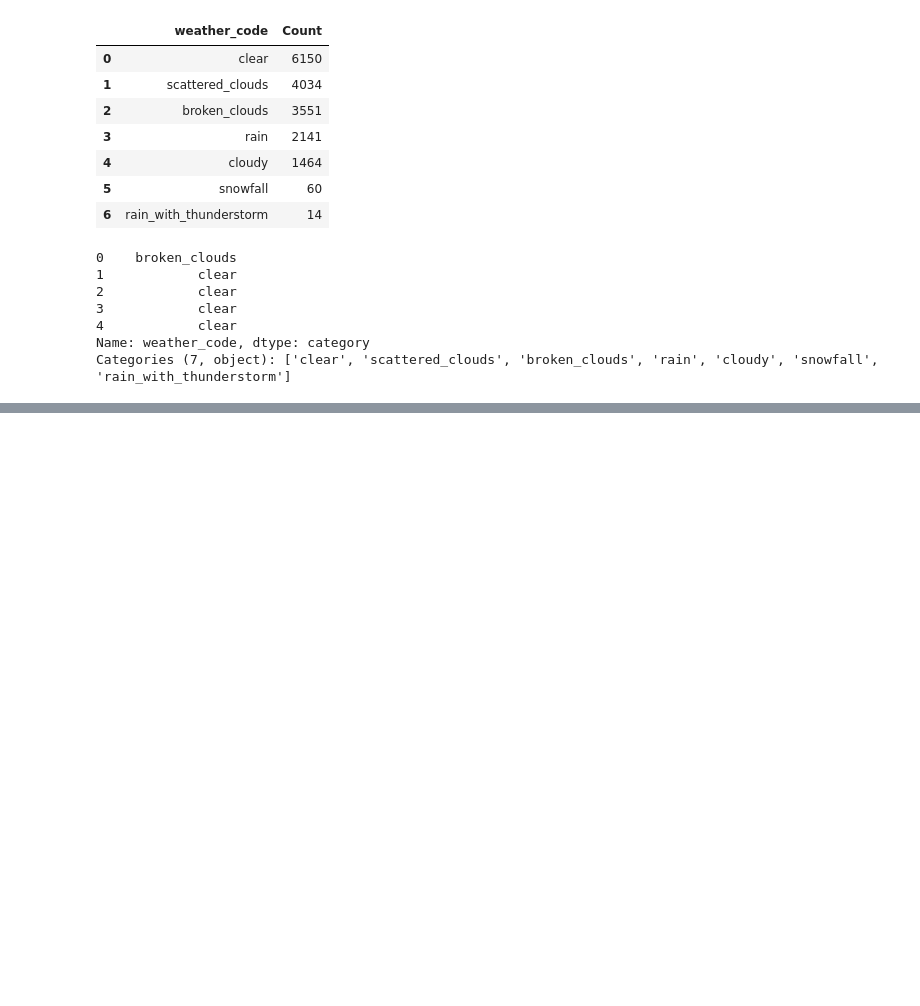
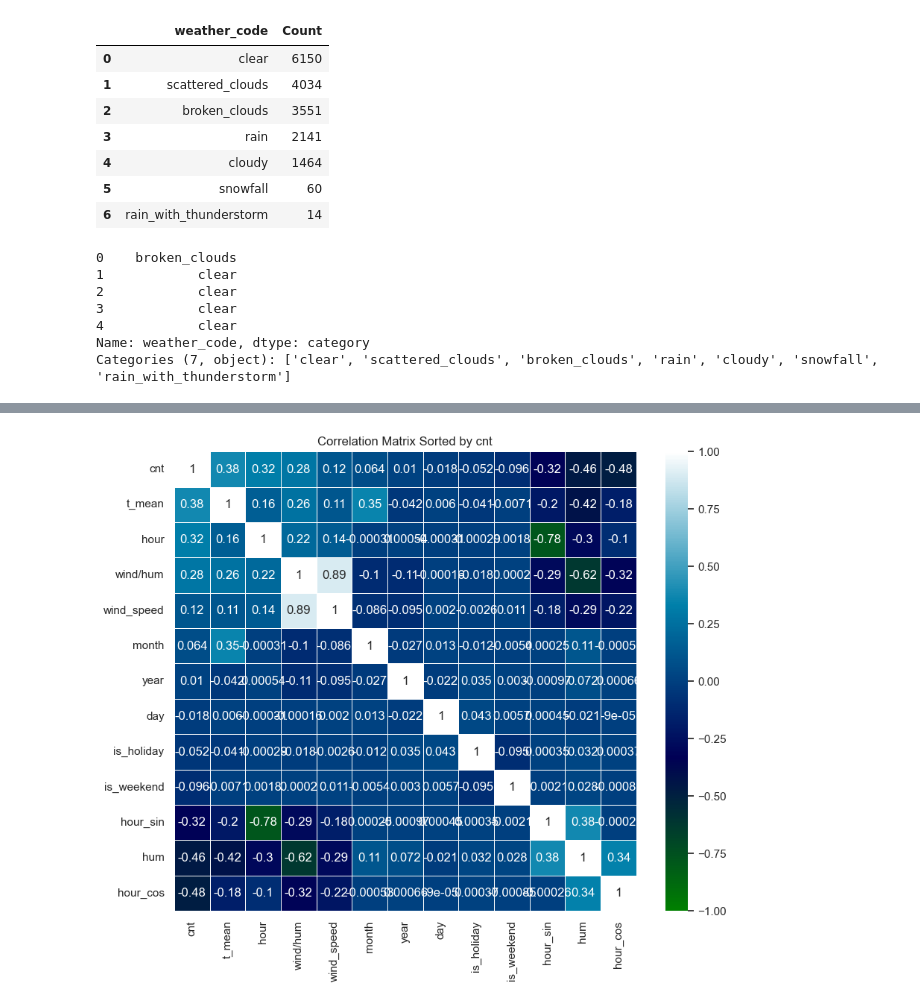
Before and after one commit to SumeyraBayrak/Predictive-Analytics-and-Data-Exploration-Projects, a Jupyter notebook: taslak.ipynb, the cells around one changed output, grey strips where cells are left out. Saved outputs shown, nothing was run; the diff lists cells and outputs as text; code cells hidden in the pictures; blank space fills up the shorter version.

```diff
--- a/taslak.ipynb
+++ b/taslak.ipynb
@@ -503,0 +389,6 @@ Categories (7, object): ['clear', 'scattered_clouds', 'broken_clouds', 'rain', '
+# %%
+data['hour_sin'] = np.sin(2 * np.pi * data['hour'] / 24)
+data['hour_cos'] = np.cos(2 * np.pi * data['hour'] / 24)
+# %%
+# Alternatif: Vektörel operasyonla hızlı hesaplama (NaN atama)
+data['wind/hum'] = data['wind_speed'] / data['hum'].replace(0, np.nan)
@@ -503,0 +530,6 @@ Categories (7, object): ['clear', 'scattered_clouds', 'broken_clouds', 'rain', '
+# %%
+data['t_mean'] = data[['t1', 't2']].mean(axis=1)
+data = data.drop(columns=['t1', 't2'])
+# %%
+corr_matrix=data.select_dtypes("number").corr()
+corr_matrix
@@ -503,0 +551,21 @@ Categories (7, object): ['clear', 'scattered_clouds', 'broken_clouds', 'rain', '
+# %%
+import seaborn as sns
+import matplotlib.pyplot as plt
+
+sorted_corr = corr_matrix['cnt'].sort_values(ascending=False)
+
+# Korelasyon matrisinin sıralanmış sütunlarını seç
+sorted_columns = sorted_corr.index
+
+# Sıralanmış sütunlar için korelasyon matrisini yeniden oluştur
+sorted_corr_matrix = data[sorted_columns].corr()
+
+# Seaborn ile heatmap (ısı haritası) oluştur
+plt.figure(figsize=(10, 8))
+sns.heatmap(sorted_corr_matrix, annot=True, cmap='ocean', vmin=-1, vmax=1, linewidths=0.5)
+
+# Grafik başlığını ekle
+plt.title('Correlation Matrix Sorted by cnt')
+plt.show()
+# %% [output]
+[figure, added]
```
Also changed, not shown: parts of 9 cells of this notebook.
